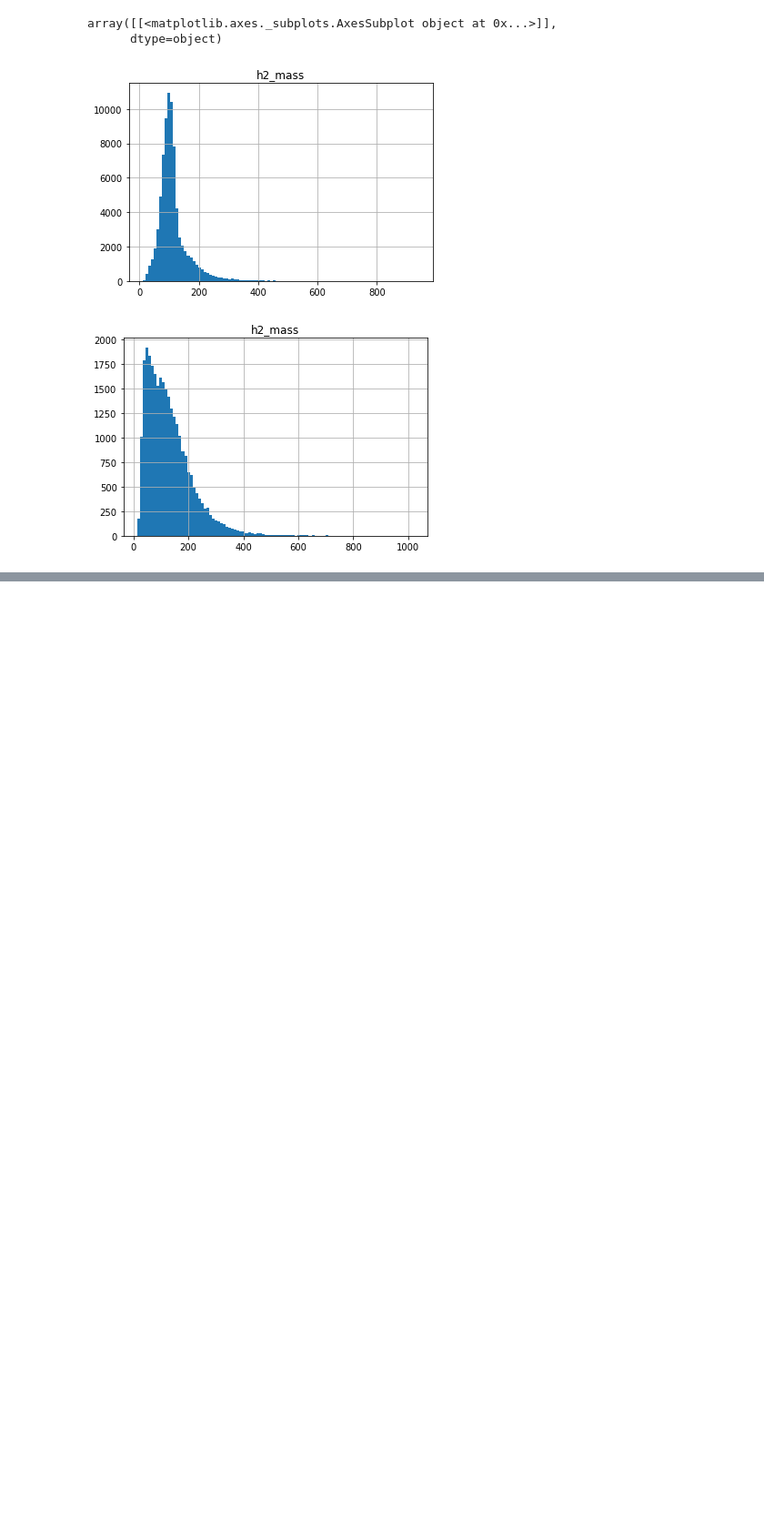
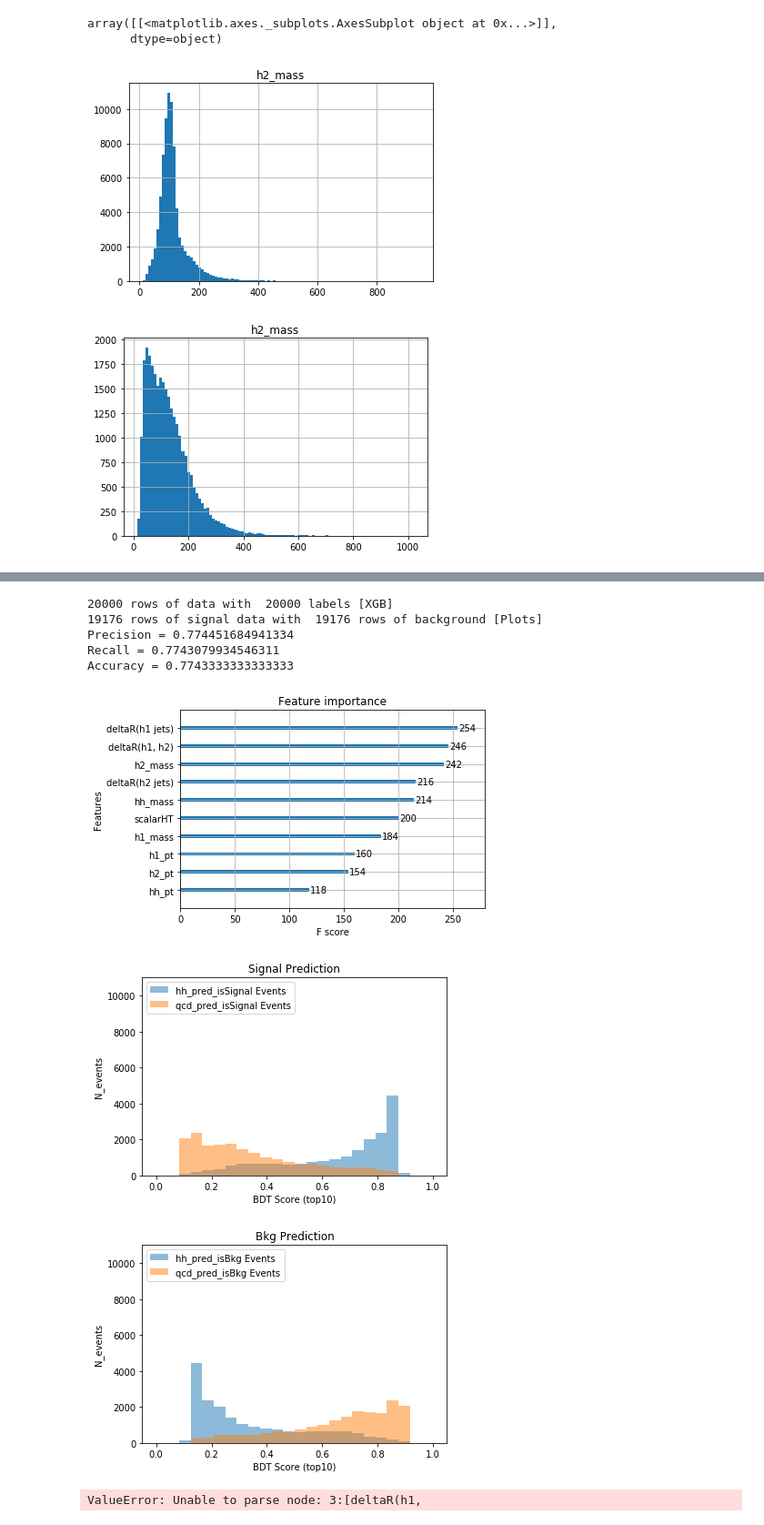
Before and after one commit to neu-physics/dihiggsMLProject, a Jupyter notebook: BoostedDecisionTree/xgboost_sandbox.ipynb, the cells around one changed output, grey strips where cells are left out. Shown at 91% size. Cells and saved outputs as stored; diff of their text form; code cells hidden in the pictures; blank space fills up the shorter version.

```diff
--- a/BoostedDecisionTree/xgboost_sandbox.ipynb
+++ b/BoostedDecisionTree/xgboost_sandbox.ipynb
@@ -399,0 +389,16 @@ ValueError: Unable to parse node: 3:[deltaR(h1,
+# %%
+# *** 5. Make mix of dihiggs and QCD for top-10 optimal variables
+variables_top10 = ['deltaR(h1, h2)', 'deltaR(h1 jets)', 'deltaR(h2 jets)', 'hh_mass', 'h1_mass', 'h2_mass','hh_pt', 'h1_pt', 'h2_pt', 'scalarHT']
+top10_data, top10_labels, hh_top10_data, hh_top10_labels, qcd_top10_data, qcd_top10_labels = makeEqualSamplesWithUserVariables(hh_raw, qcd_raw, variables_top10, nEventsToTrain)
+model_top10 = setupAndTrainBDT(top10_data, top10_labels, _maxDepth=8, _eta=0.3)
+plotBDTOutputAndTree(model_top10, 'top10', hh_top10_data, hh_top10_labels, qcd_top10_data, qcd_top10_labels, _savePlots=True)
+# %% [output]
+20000 rows of data with  20000 labels [XGB]
+19176 rows of signal data with  19176 rows of background [Plots]
+Precision = 0.774451684941334
+Recall = 0.7743079934546311
+Accuracy = 0.7743333333333333
+[figure, added]
+[figure, added]
+[figure, added]
+ValueError: Unable to parse node: 3:[deltaR(h1,
```
Also changed, not shown: parts of 13 cells of this notebook.
